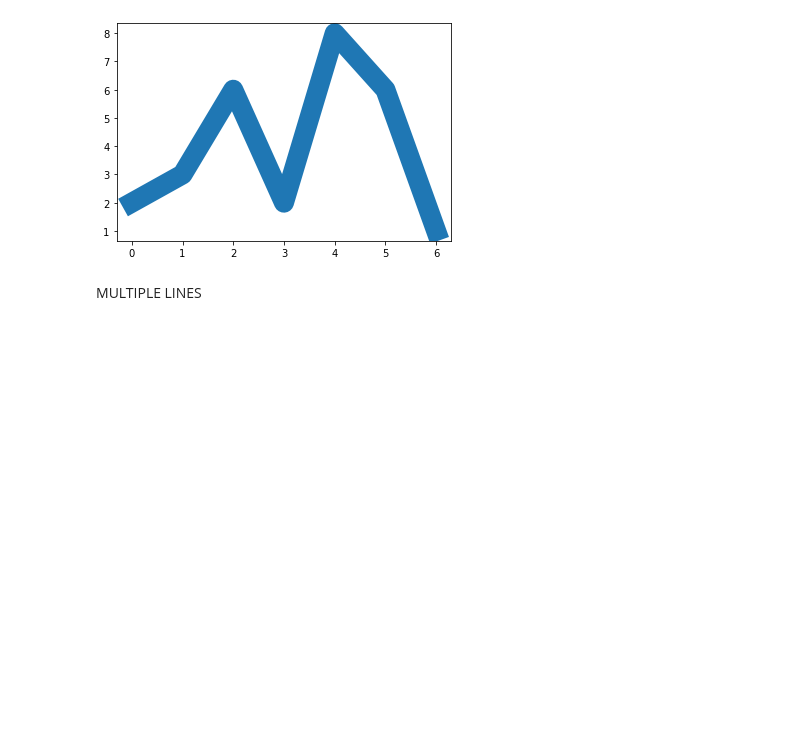
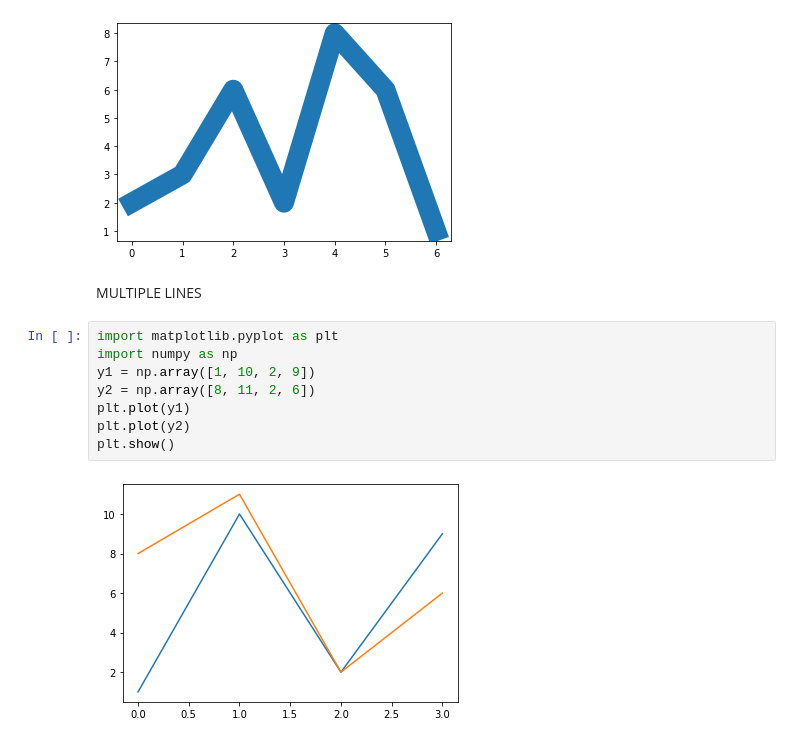
Before and after one commit to VU21CSEN0100410/DEEPIKA, a Jupyter notebook: Matplotlib.ipynb, the cells around one changed output. Cells and saved outputs as stored; diff of their text form; blank space fills up the shorter version.

```diff
--- a/Matplotlib.ipynb
+++ b/Matplotlib.ipynb
@@ -156,3 +156,13 @@ plt.show()
 [figure]
 # %% [markdown]
 MULTIPLE LINES
+# %%
+import matplotlib.pyplot as plt
+import numpy as np
+y1 = np.array([1, 10, 2, 9])
+y2 = np.array([8, 11, 2, 6])
+plt.plot(y1)
+plt.plot(y2)
+plt.show()
+# %% [output]
+[figure, added]
```
Also changed, not shown: parts of 1 cell of this notebook.
